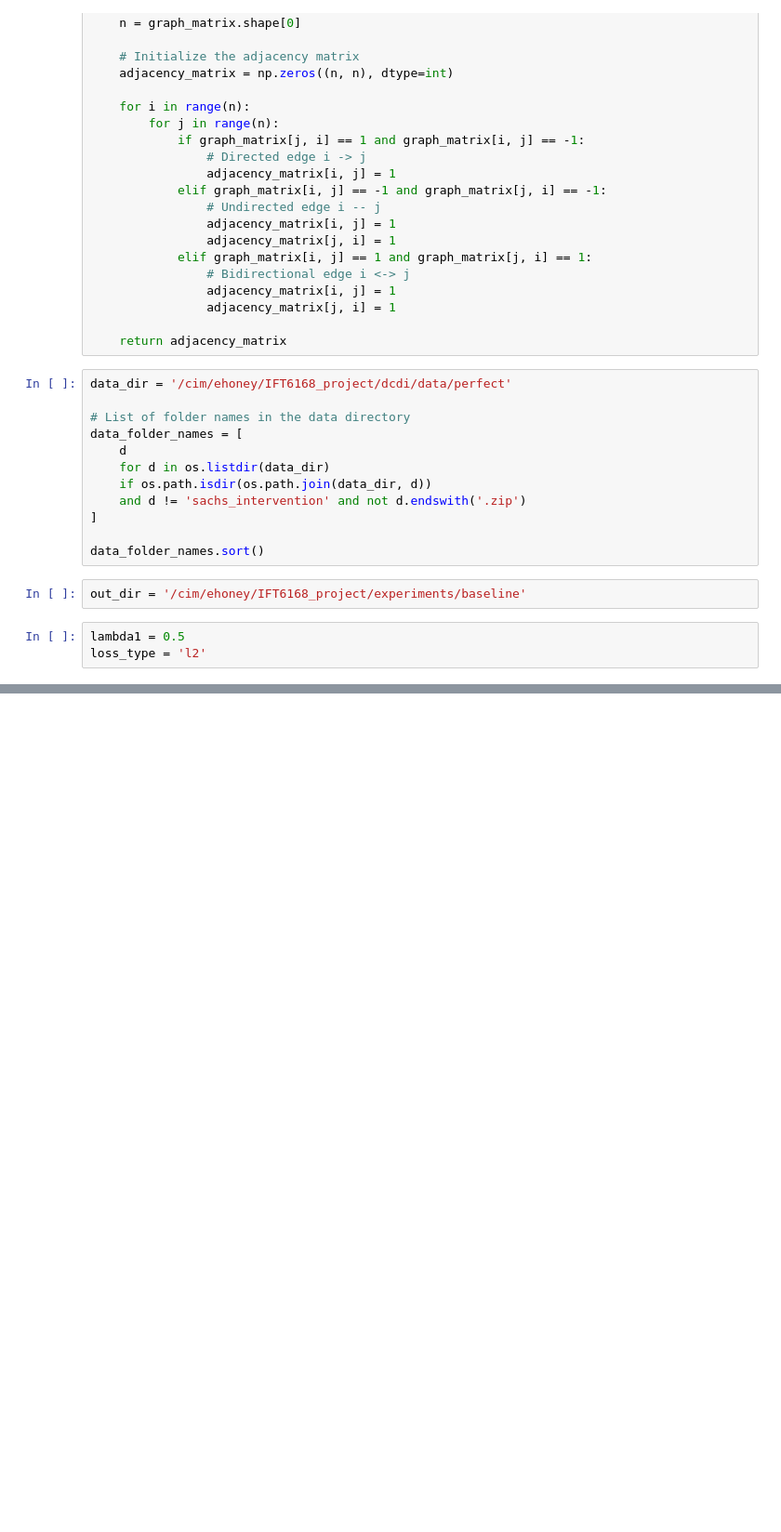
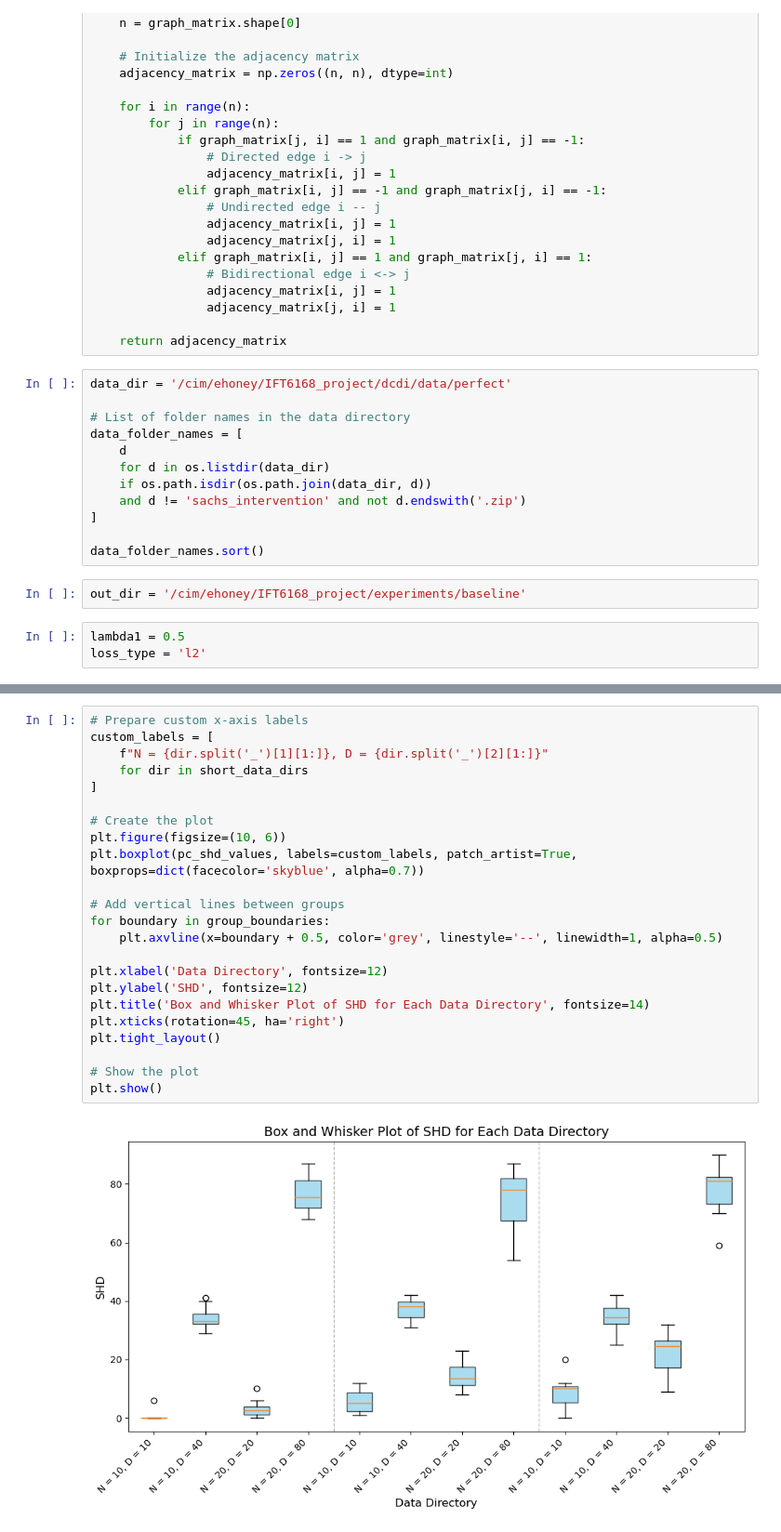
Before and after one commit to ethankreuzer/IFT6168_project, a Jupyter notebook: clean_baseline_experiment.ipynb, the cells around one changed output, grey strips where cells are left out. Shown: that part at 93% size. Saved outputs shown, nothing was run; the diff lists cells and outputs as text; blank space fills up the shorter version.

```diff
--- a/clean_baseline_experiment.ipynb
+++ b/clean_baseline_experiment.ipynb
@@ -158,0 +200,25 @@ KeyboardInterrupt:
+# %%
+# Prepare custom x-axis labels
+custom_labels = [
+    f"N = {dir.split('_')[1][1:]}, D = {dir.split('_')[2][1:]}"
+    for dir in short_data_dirs
+]
+
+# Create the plot
+plt.figure(figsize=(10, 6))
+plt.boxplot(pc_shd_values, labels=custom_labels, patch_artist=True, boxprops=dict(facecolor='skyblue', alpha=0.7))
+
+# Add vertical lines between groups
+for boundary in group_boundaries:
+    plt.axvline(x=boundary + 0.5, color='grey', linestyle='--', linewidth=1, alpha=0.5)
+
+plt.xlabel('Data Directory', fontsize=12)
+plt.ylabel('SHD', fontsize=12)
+plt.title('Box and Whisker Plot of SHD for Each Data Directory', fontsize=14)
+plt.xticks(rotation=45, ha='right')
+plt.tight_layout()
+
+# Show the plot
+plt.show()
+# %% [output]
+[figure, added]
```
Also changed, not shown: parts of 8 cells of this notebook.
